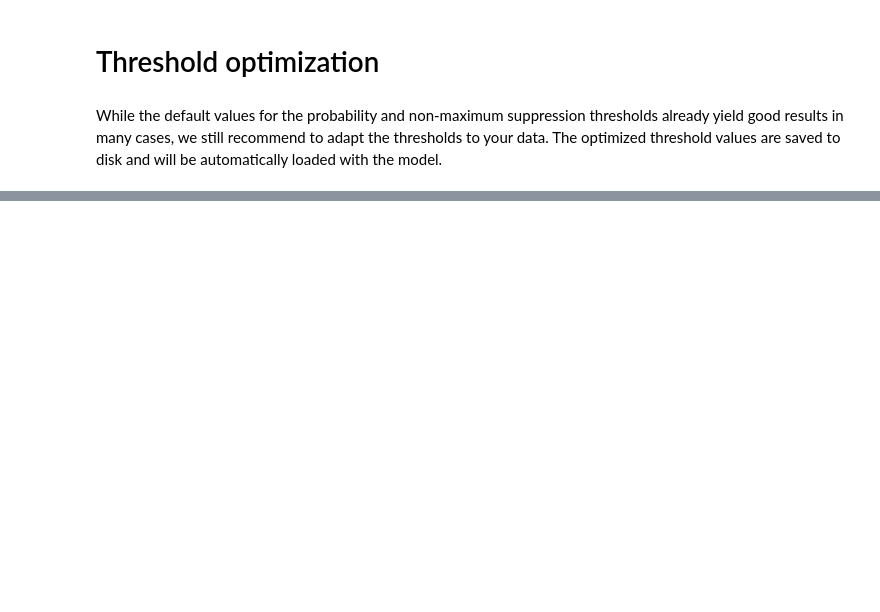
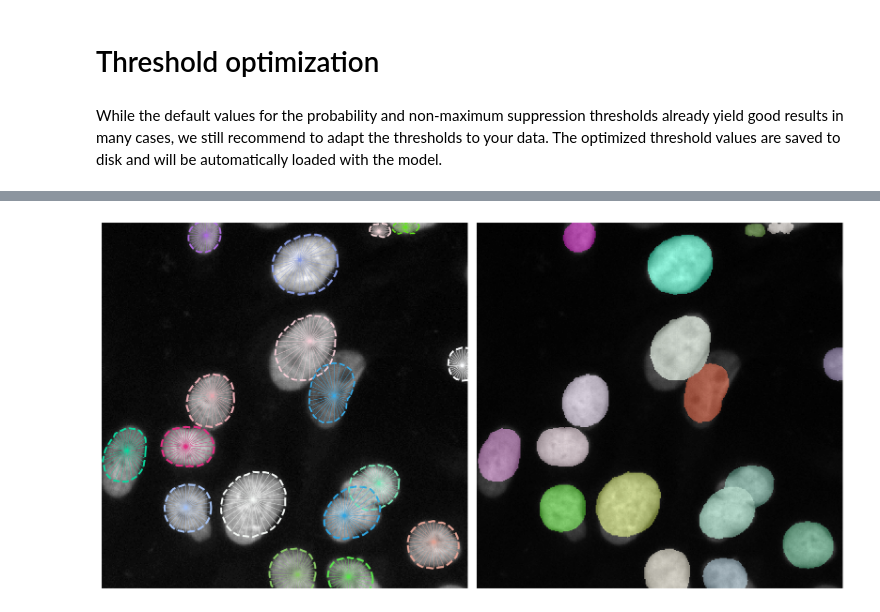
Before and after one commit to trasse/OpSeF-IV, a Jupyter notebook: Train/TrainStarDist/StarDist_training_for_OpSeF_001.ipynb, the cells around one changed output, grey strips where cells are left out. Cells and saved outputs as stored; diff of their text form; code cells hidden in the pictures; blank space fills up the shorter version.

```diff
--- a/Train/TrainStarDist/StarDist_training_for_OpSeF_001.ipynb
+++ b/Train/TrainStarDist/StarDist_training_for_OpSeF_001.ipynb
@@ -216,0 +233,10 @@ Saving to 'thresholds.json'.
+# %%
+# show all test images
+if False:
+    fig, ax = plt.subplots(7,8, figsize=(16,16))
+    for i,(a,x) in enumerate(zip(ax.flat, X)):
+        a.imshow(x if x.ndim==2 else x[...,0], cmap='gray')
+        a.set_title(i)
+    [a.axis('off') for a in ax.flat]
+    plt.tight_layout()
+None;
@@ -216,0 +265,20 @@ Saving to 'thresholds.json'.
+# %%
+def example(model, i, show_dist=True):
+    img = normalize(X[i], 1,99.8, axis=axis_norm)
+    labels, details = model.predict_instances(img)
+
+    plt.figure(figsize=(13,10))
+    img_show = img if img.ndim==2 else img[...,0]
+    coord, points, prob = details['coord'], details['points'], details['prob']
+    plt.subplot(121); plt.imshow(img_show, cmap='gray'); plt.axis('off')
+    a = plt.axis()
+    _draw_polygons(coord, points, prob, grid=model.config.grid, show_dist=show_dist)
+    plt.axis(a)
+    plt.subplot(122); plt.imshow(img_show, cmap='gray'); plt.axis('off')
+    plt.imshow(labels, cmap=lbl_cmap, alpha=0.5)
+    plt.tight_layout()
+    plt.show()
+# %%
+example(model, 42)
+# %% [output]
+[figure, added]
```
Also changed, not shown: parts of 12 cells of this notebook, 4 other files.
